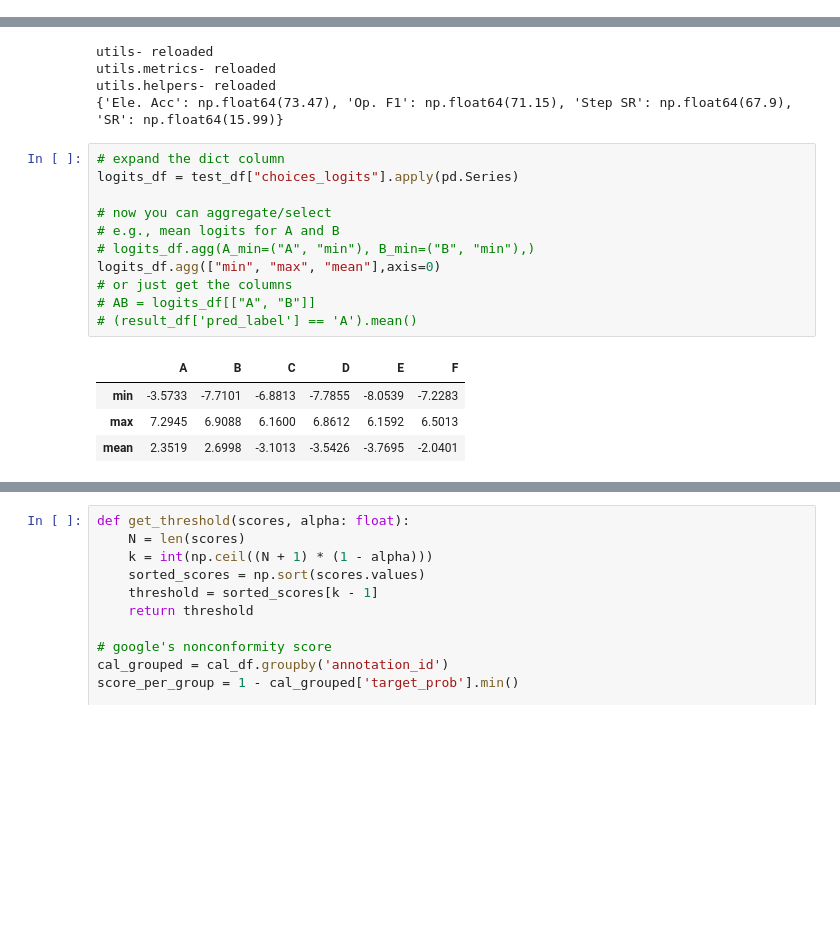
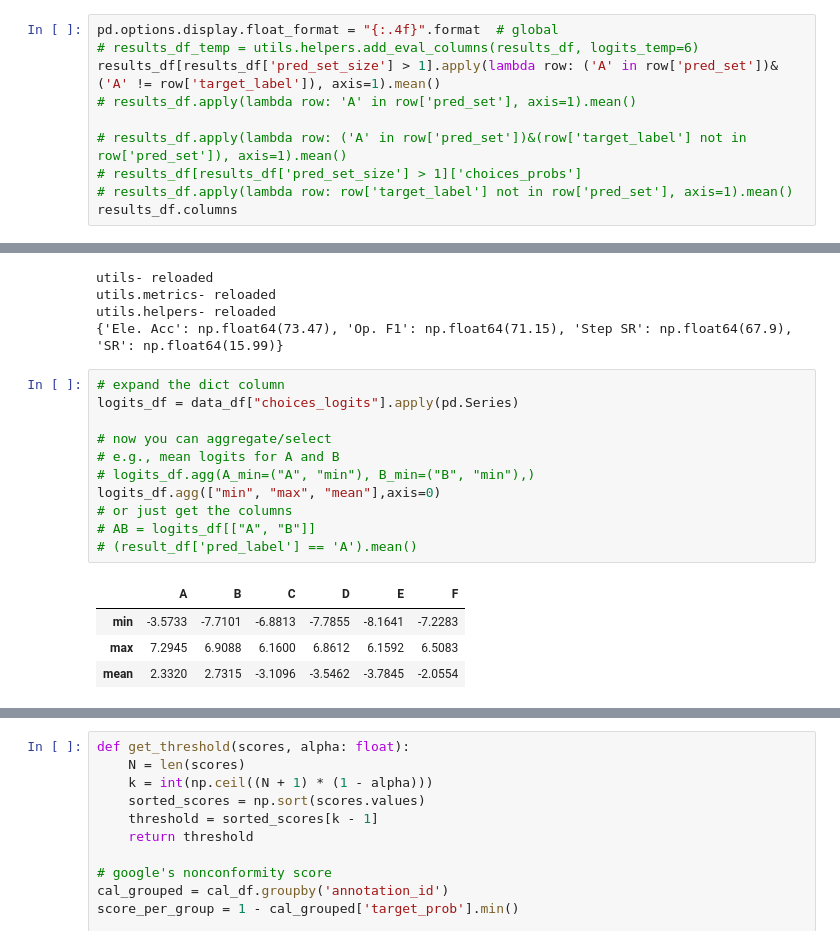
Before and after one commit to amitxy/Robots-That-Ask-For-Help-Over-The-Horizon, a Jupyter notebook: research.ipynb, the cells around one changed output, grey strips where cells are left out. Cells and saved outputs as stored; diff of their text form; blank space fills up the shorter version.

```diff
--- a/research.ipynb
+++ b/research.ipynb
@@ -294,0 +288,10 @@ Pred A: 0.0, Pred A correct: 0.
+# %%
+pd.options.display.float_format = "{:.4f}".format  # global
+# results_df_temp = utils.helpers.add_eval_columns(results_df, logits_temp=6)
+results_df[results_df['pred_set_size'] > 1].apply(lambda row: ('A' in row['pred_set'])&('A' != row['target_label']), axis=1).mean()
+# results_df.apply(lambda row: 'A' in row['pred_set'], axis=1).mean()
+
+# results_df.apply(lambda row: ('A' in row['pred_set'])&(row['target_label'] not in row['pred_set']), axis=1).mean()
+# results_df[results_df['pred_set_size'] > 1]['choices_probs']
+# results_df.apply(lambda row: row['target_label'] not in row['pred_set'], axis=1).mean()
+results_df.columns
@@ -354,18 +353,18 @@ utils.helpers- reloaded
 {'Ele. Acc': np.float64(73.47), 'Op. F1': np.float64(71.15), 'Step SR': np.float64(67.9), 'SR': np.float64(15.99)}
 # %%
 # expand the dict column
-logits_df = test_df["choices_logits"].apply(pd.Series)
+logits_df = data_df["choices_logits"].apply(pd.Series)
 
 # now you can aggregate/select
 # e.g., mean logits for A and B
 # logits_df.agg(A_min=("A", "min"), B_min=("B", "min"),)
 logits_df.agg(["min", "max", "mean"],axis=0)
 # or just get the columns
 # AB = logits_df[["A", "B"]]
 # (result_df['pred_label'] == 'A').mean()
 # %% [output]
 |  | A | B | C | D | E | F |
-| min | -3.5733 | -7.7101 | -6.8813 | -7.7855 | -8.0539 | -7.2283 |
-| max | 7.2945 | 6.9088 | 6.1600 | 6.8612 | 6.1592 | 6.5013 |
-| mean | 2.3519 | 2.6998 | -3.1013 | -3.5426 | -3.7695 | -2.0401 |
+| min | -3.5733 | -7.7101 | -6.8813 | -7.7855 | -8.1641 | -7.2283 |
+| max | 7.2945 | 6.9088 | 6.1600 | 6.8612 | 6.1592 | 6.5083 |
+| mean | 2.3320 | 2.7315 | -3.1096 | -3.5462 | -3.7845 | -2.0554 |
 # %%
```
Also changed, not shown: parts of 12 cells of this notebook, 1 other file.
